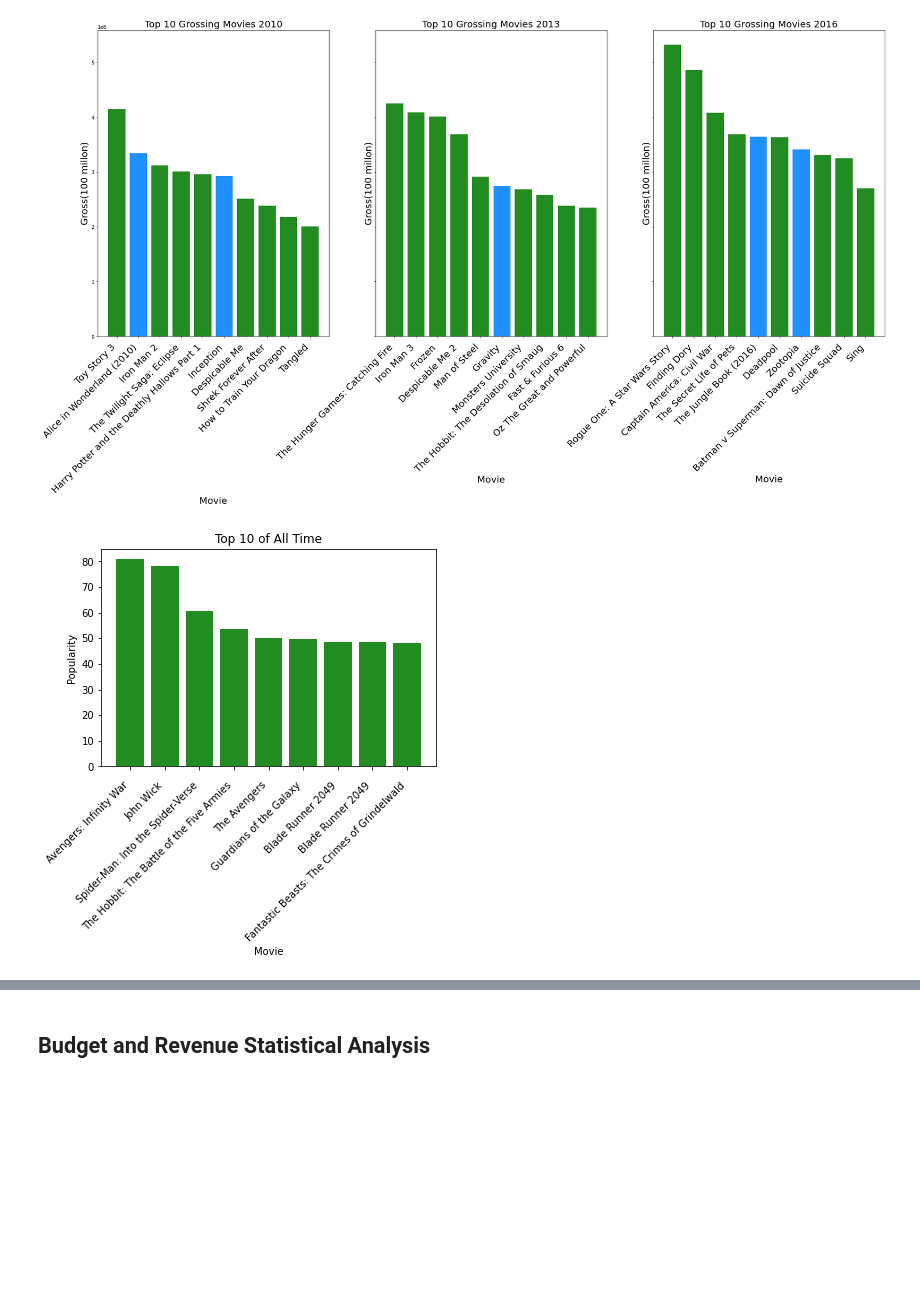
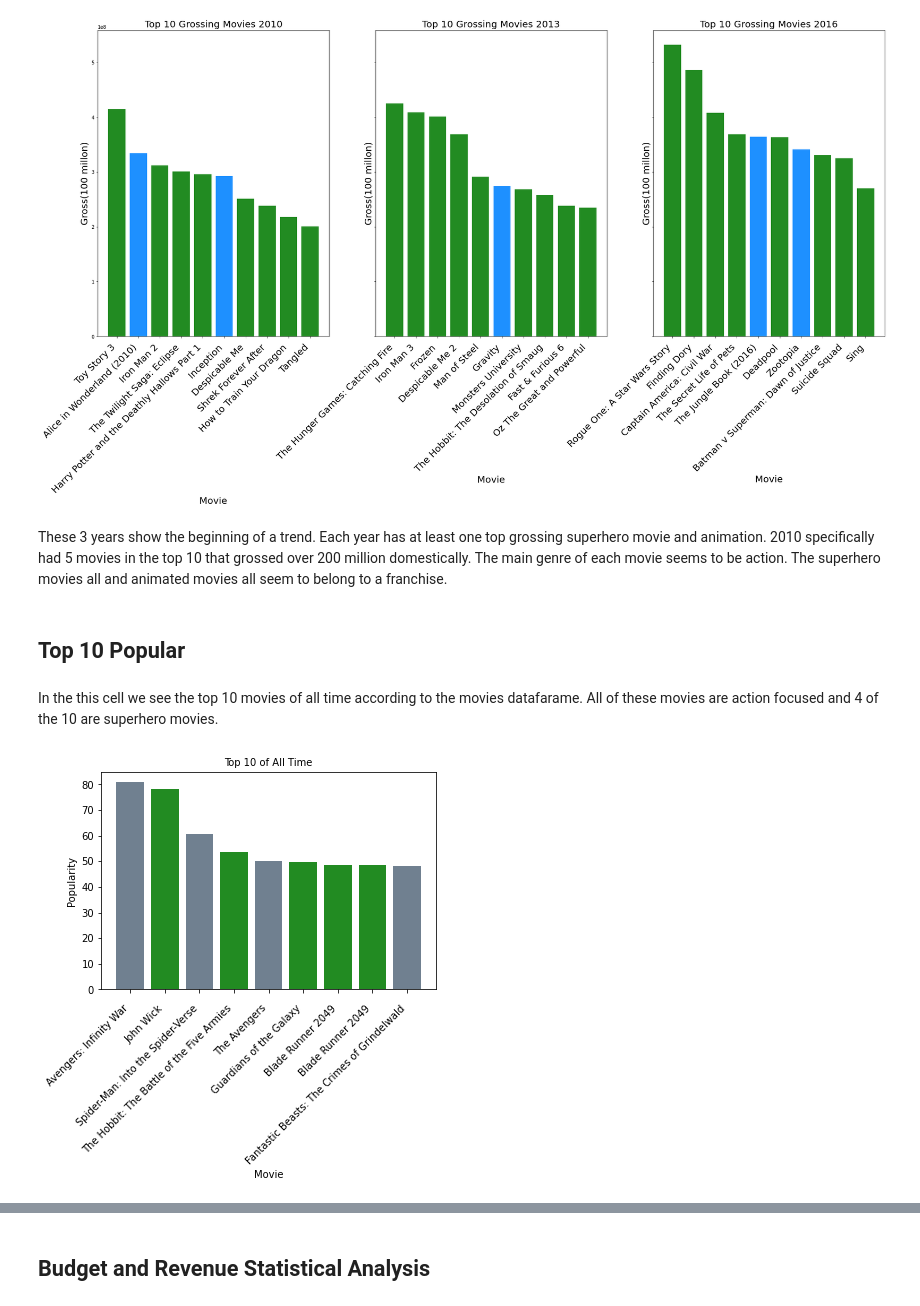
Before and after one commit to tramsay-deloitte/Dollywood, a Jupyter notebook: Final Notebook - AI Academy Capstone.ipynb, the cells around one changed output, grey strips where cells are left out. Cells and saved outputs as stored; diff of their text form; code cells hidden in the pictures; blank space fills up the shorter version.

Commit message:
added plots and markdowns from enochs changes, not finished

```diff
--- a/Final Notebook - AI Academy Capstone.ipynb
+++ b/Final Notebook - AI Academy Capstone.ipynb
@@ -270,17 +383,26 @@ axs[2].set_xticklabels(movie_gross2016['title'], rotation=45,  va='top', ha='rig
 axs[2].tick_params(axis="x", direction="out", pad=10)
 # %% [output]
 [figure]
+# %% [markdown]
+These 3 years show the beginning of a trend. Each year has at least one top grossing superhero movie and animation. 2010 specifically had 5 movies in the top 10 that grossed over 200 million domestically. The main genre of each movie seems to be action. The superhero movies all and animated movies all seem to belong to a franchise.
+# %% [markdown]
+## Top 10 Popular
+# %% [markdown]
+In the this cell we see the top 10 movies of all time according to the movies datafarame.
+All of these movies are action focused and 4 of the 10 are superhero movies.
 # %%
 fig, ax = plt.subplots()
 
 ## TOP 10 of all time
 ax.bar(popular['original_title'],
-         popular['popularity'],
-         color='forestgreen', align='center')
-ax.set_title('Top 10 of All Time')
-ax.set_xlabel('Movie')
-ax.set_ylabel('Popularity')
-ax.set_xticklabels(popular['original_title'], rotation=45,  va='top', ha='right')
+       popular['popularity'],
+       color=['slategrey', 'forestgreen', 'slategrey', 'forestgreen', 'slategrey',
+              'forestgreen', 'slategrey', 'forestgreen', 'forestgreen', 'slategrey'],
+       align='center')
+ax.set_title('Top 10 of All Time', fontsize = 10)
+ax.set_xlabel('Movie',  fontsize = 10)
+ax.set_ylabel('Popularity',  fontsize = 10)
+ax.set_xticklabels(popular['original_title'], rotation=45,  va='top', ha='right', fontsize = 10)
 ax.tick_params(axis="x", direction="out", pad=10)
 # %% [output]
-[figure, old version]
+[figure, new version]
```
Also changed, not shown: parts of 22 cells of this notebook.
